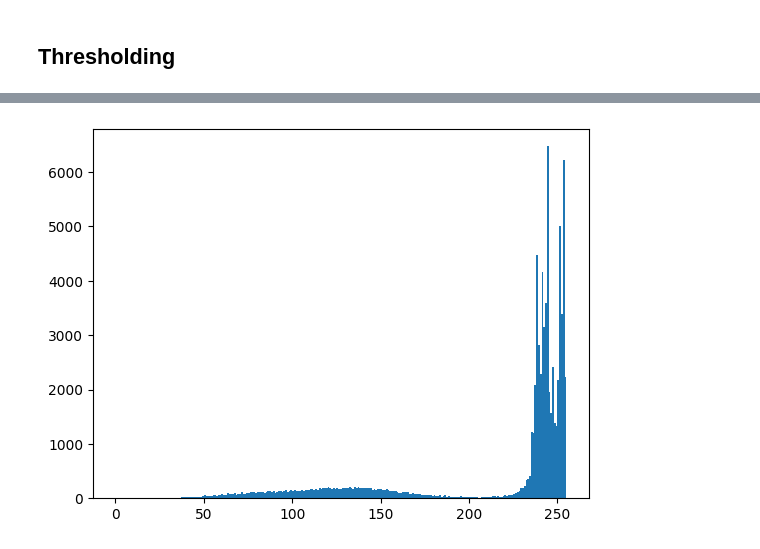
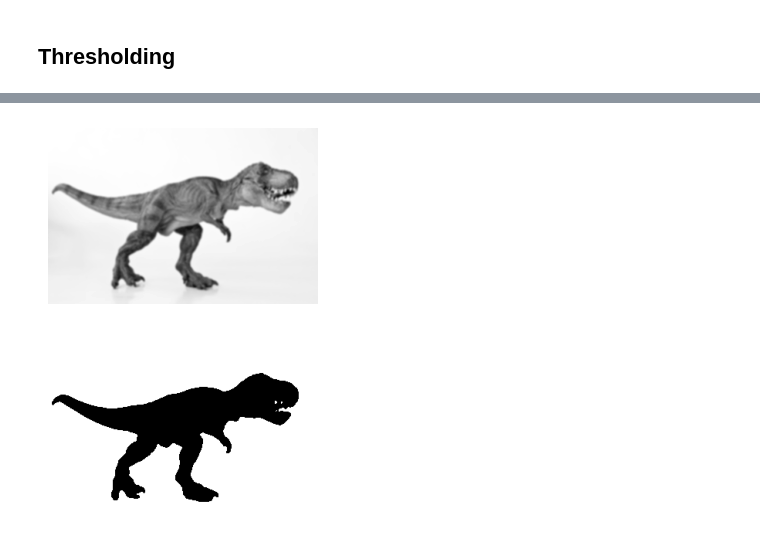
Before and after one commit to peterskousen/cds-vis, a Jupyter notebook: notebooks/session4.ipynb, the cells around one changed output, grey strips where cells are left out. Drawn from its saved outputs; the diff is of its cells as text; code cells hidden in the pictures.

```diff
--- a/notebooks/session4.ipynb
+++ b/notebooks/session4.ipynb
@@ -60,5 +66,8 @@ grey = cv2.cvtColor(image, cv2.COLOR_BGR2GRAY)
+# %%
+blurred = cv2.GaussianBlur(grey, (5,5), 0)
+show_channel(blurred)
+# %% [output]
+[figure, added]
 # %%
-plt.hist(grey.flatten(), 255)
+plt.hist(blurred.flatten(), 255)
 plt.show()
-# %% [output]
-[figure, removed]
@@ -64,0 +76,4 @@ plt.show()
+# %%
+show_channel(binary_image)
+# %% [output]
+[figure, added]
```
Also changed, not shown: parts of 12 cells of this notebook, 1 other file.
